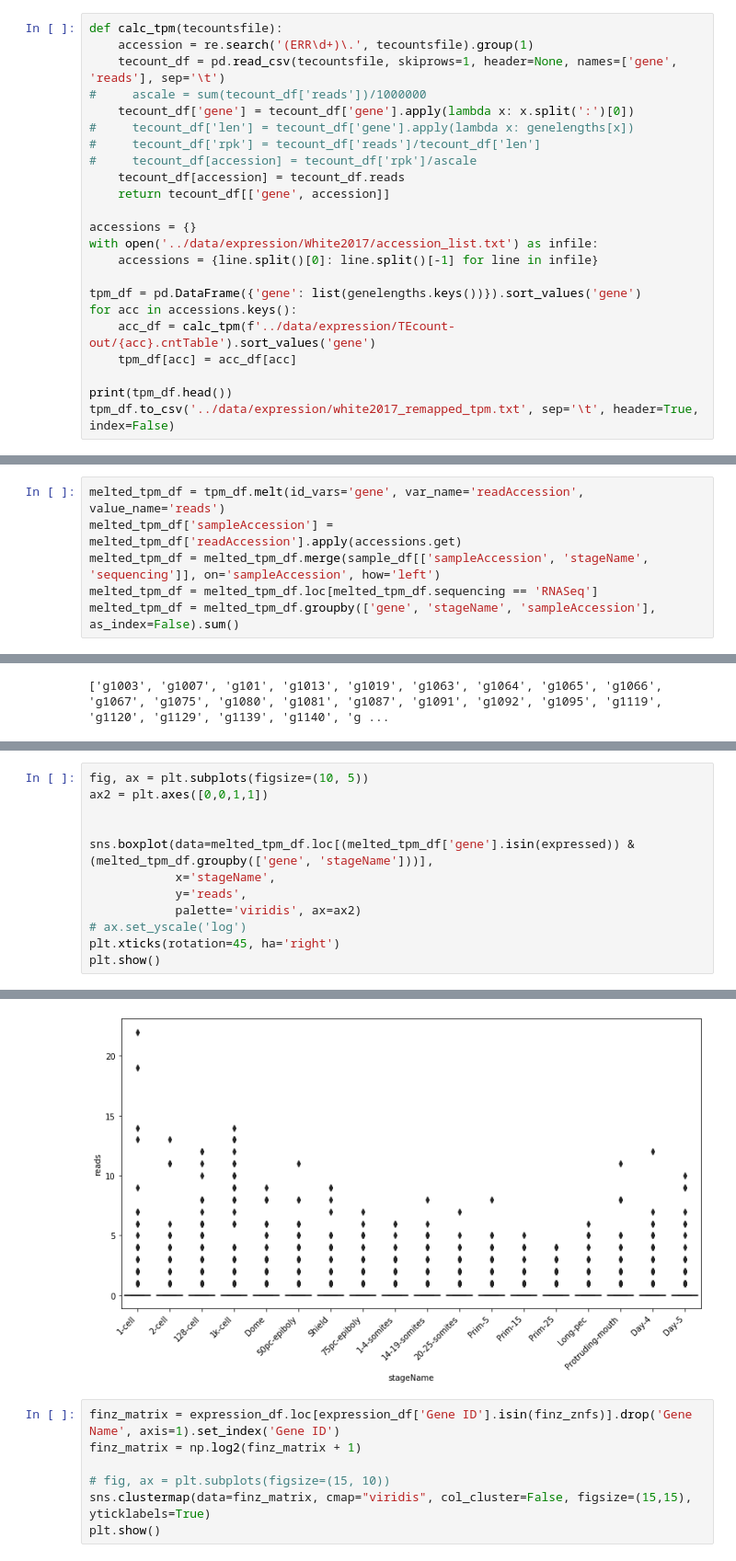
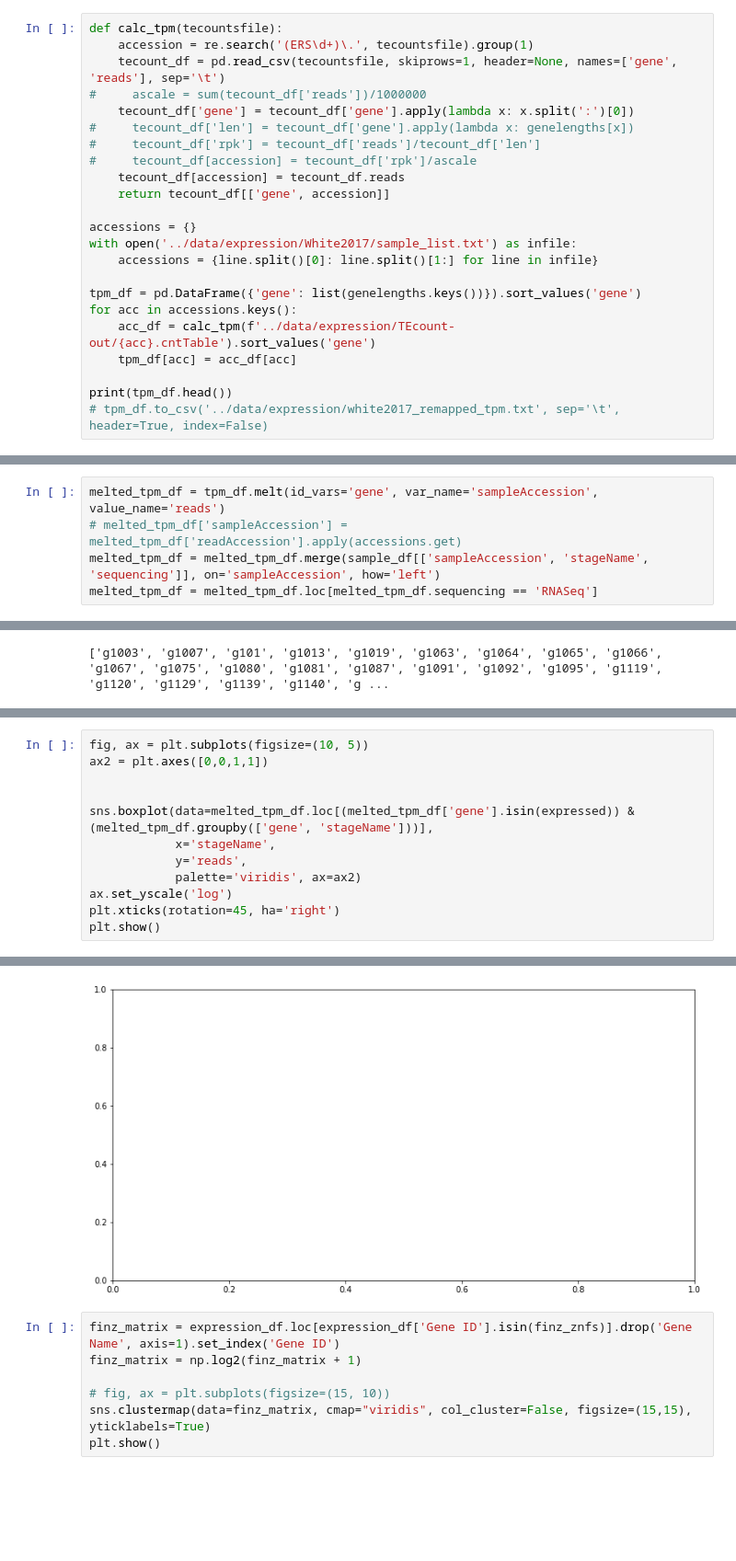
Before and after one commit to jonathan-wells/finz-znf, a Jupyter notebook: analysis/expression.ipynb, the cells around one changed output, grey strips where cells are left out. Shown: that part at 92% size. Saved outputs shown, nothing was run; the diff lists cells and outputs as text; blank space fills up the shorter version.

```diff
--- a/analysis/expression.ipynb
+++ b/analysis/expression.ipynb
@@ -40,7 +40,7 @@ print(sample_df)
 [513 rows x 8 columns]
 # %%
 def calc_tpm(tecountsfile):
-    accession = re.search('(ERR\d+)\.', tecountsfile).group(1)
+    accession = re.search('(ERS\d+)\.', tecountsfile).group(1)
     tecount_df = pd.read_csv(tecountsfile, skiprows=1, header=None, names=['gene', 'reads'], sep='\t')
 #     ascale = sum(tecount_df['reads'])/1000000
     tecount_df['gene'] = tecount_df['gene'].apply(lambda x: x.split(':')[0])
@@ -51,8 +51,8 @@ def calc_tpm(tecountsfile):
     return tecount_df[['gene', accession]]
 
 accessions = {}
-with open('../data/expression/White2017/accession_list.txt') as infile:
-    accessions = {line.split()[0]: line.split()[-1] for line in infile}
+with open('../data/expression/White2017/sample_list.txt') as infile:
+    accessions = {line.split()[0]: line.split()[1:] for line in infile}
 
 tpm_df = pd.DataFrame({'gene': list(genelengths.keys())}).sort_values('gene')
 for acc in accessions.keys():
@@ -60,5 +60,5 @@ for acc in accessions.keys():
     tpm_df[acc] = acc_df[acc]
 
 print(tpm_df.head())
-tpm_df.to_csv('../data/expression/white2017_remapped_tpm.txt', sep='\t', header=True, index=False)
+# tpm_df.to_csv('../data/expression/white2017_remapped_tpm.txt', sep='\t', header=True, index=False)
 # %% [output]
@@ -82,9 +82,8 @@ tpm_df.to_csv('../data/expression/white2017_remapped_tpm.txt', sep='\t', header=
 # %%
-melted_tpm_df = tpm_df.melt(id_vars='gene', var_name='readAccession', value_name='reads')
-melted_tpm_df['sampleAccession'] = melted_tpm_df['readAccession'].apply(accessions.get)
+melted_tpm_df = tpm_df.melt(id_vars='gene', var_name='sampleAccession', value_name='reads')
+# melted_tpm_df['sampleAccession'] = melted_tpm_df['readAccession'].apply(accessions.get)
 melted_tpm_df = melted_tpm_df.merge(sample_df[['sampleAccession', 'stageName', 'sequencing']], on='sampleAccession', how='left')
 melted_tpm_df = melted_tpm_df.loc[melted_tpm_df.sequencing == 'RNASeq']
-melted_tpm_df = melted_tpm_df.groupby(['gene', 'stageName', 'sampleAccession'], as_index=False).sum()
 # %%
 stageorder = ['1-cell',
              '2-cell',
@@ -167,7 +166,7 @@ sns.boxplot(data=melted_tpm_df.loc[(melted_tpm_df['gene'].isin(expressed)) & (me
             x='stageName',
             y='reads',
             palette='viridis', ax=ax2)
-# ax.set_yscale('log')
+ax.set_yscale('log')
 plt.xticks(rotation=45, ha='right')
 plt.show()
 # %% [output]
@@ -174,4 +174,4 @@ plt.show()
-[figure, old version]
+[figure, new version]
 # %%
 finz_matrix = expression_df.loc[expression_df['Gene ID'].isin(finz_znfs)].drop('Gene Name', axis=1).set_index('Gene ID')
 finz_matrix = np.log2(finz_matrix + 1)
```
Also changed, not shown: parts of 3 cells of this notebook, 6 other files.
